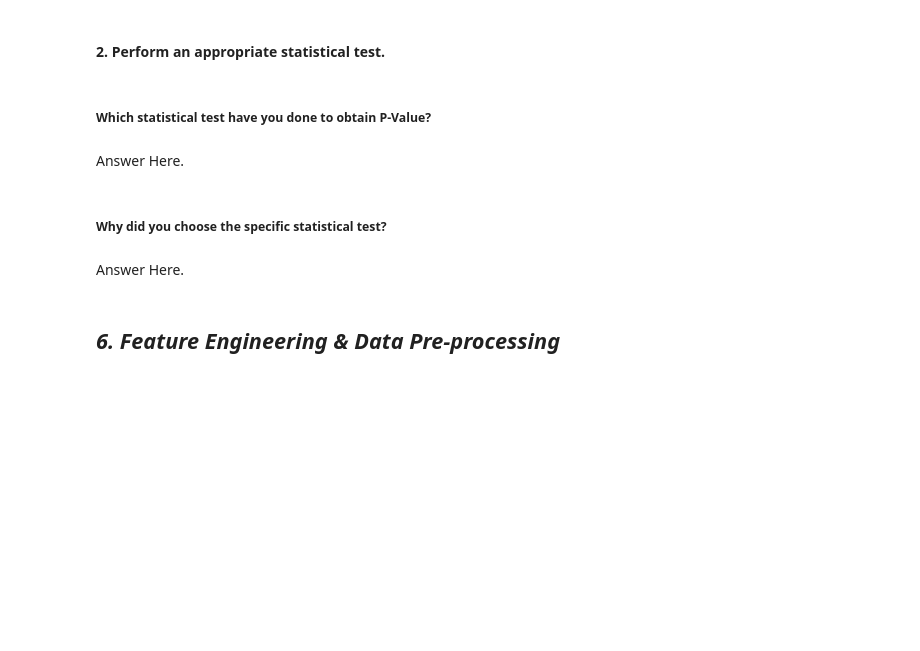
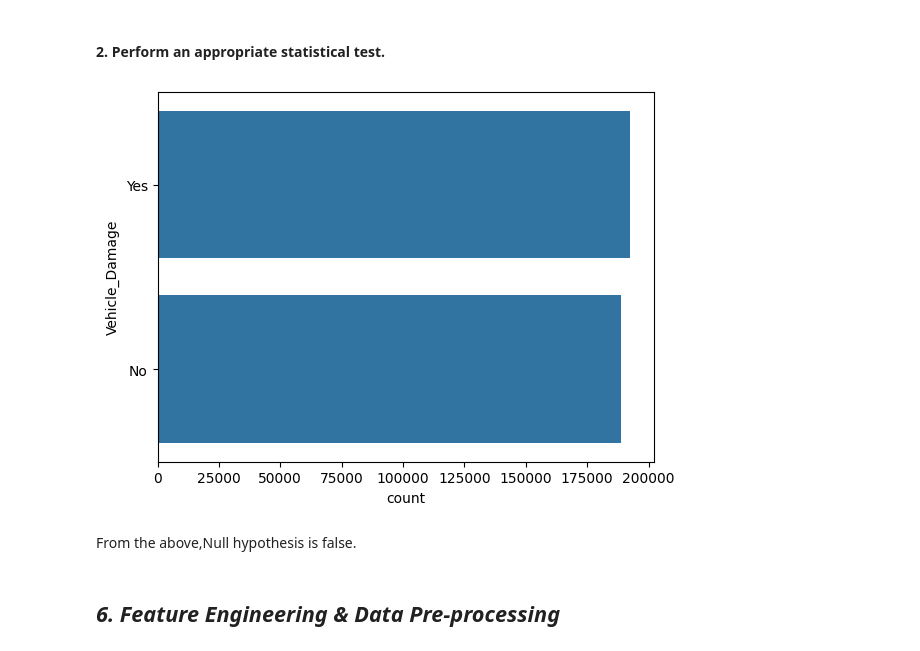
Before and after one commit to shanmukhareddygali/Max-Life-Health-Insurance-Cross-Sell-Prediction-using-Machine-Learning, a Jupyter notebook: Copy_of_Sample_ML_Submission_Template.ipynb, the cells around one changed output. Saved outputs shown, nothing was run; the diff lists cells and outputs as text; code cells hidden in the pictures; blank space fills up the shorter version.

```diff
--- a/Copy_of_Sample_ML_Submission_Template.ipynb
+++ b/Copy_of_Sample_ML_Submission_Template.ipynb
@@ -853,11 +859,12 @@ Answer Here.
-# %% [markdown]
-##### Which statistical test have you done to obtain P-Value?
-# %% [markdown]
-Answer Here.
-# %% [markdown]
-##### Why did you choose the specific statistical test?
-# %% [markdown]
-Answer Here.
+# %%
+#code for third statement
+df_Vehicle_Damage = df[df['Response'] == 'yes']
+sns.countplot(y=df['Vehicle_Damage'], data= df_Vehicle_Damage)
+plt.show()
+# %% [output]
+[figure, added]
+# %% [markdown]
+From the above,Null hypothesis is false.
 # %% [markdown]
 ## ***6. Feature Engineering & Data Pre-processing***
 # %% [markdown]
```
Also changed, not shown: parts of 40 cells of this notebook.
